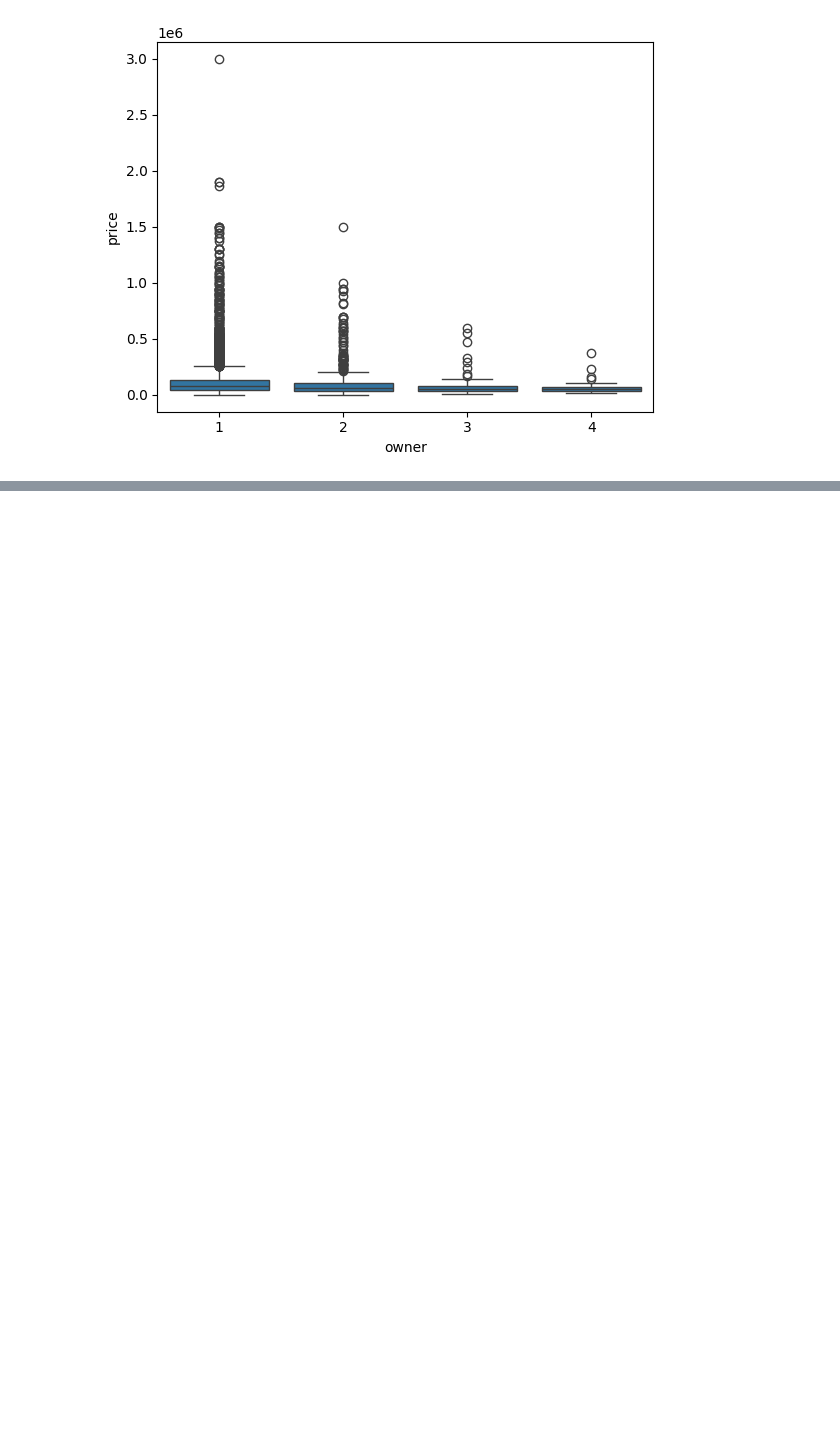
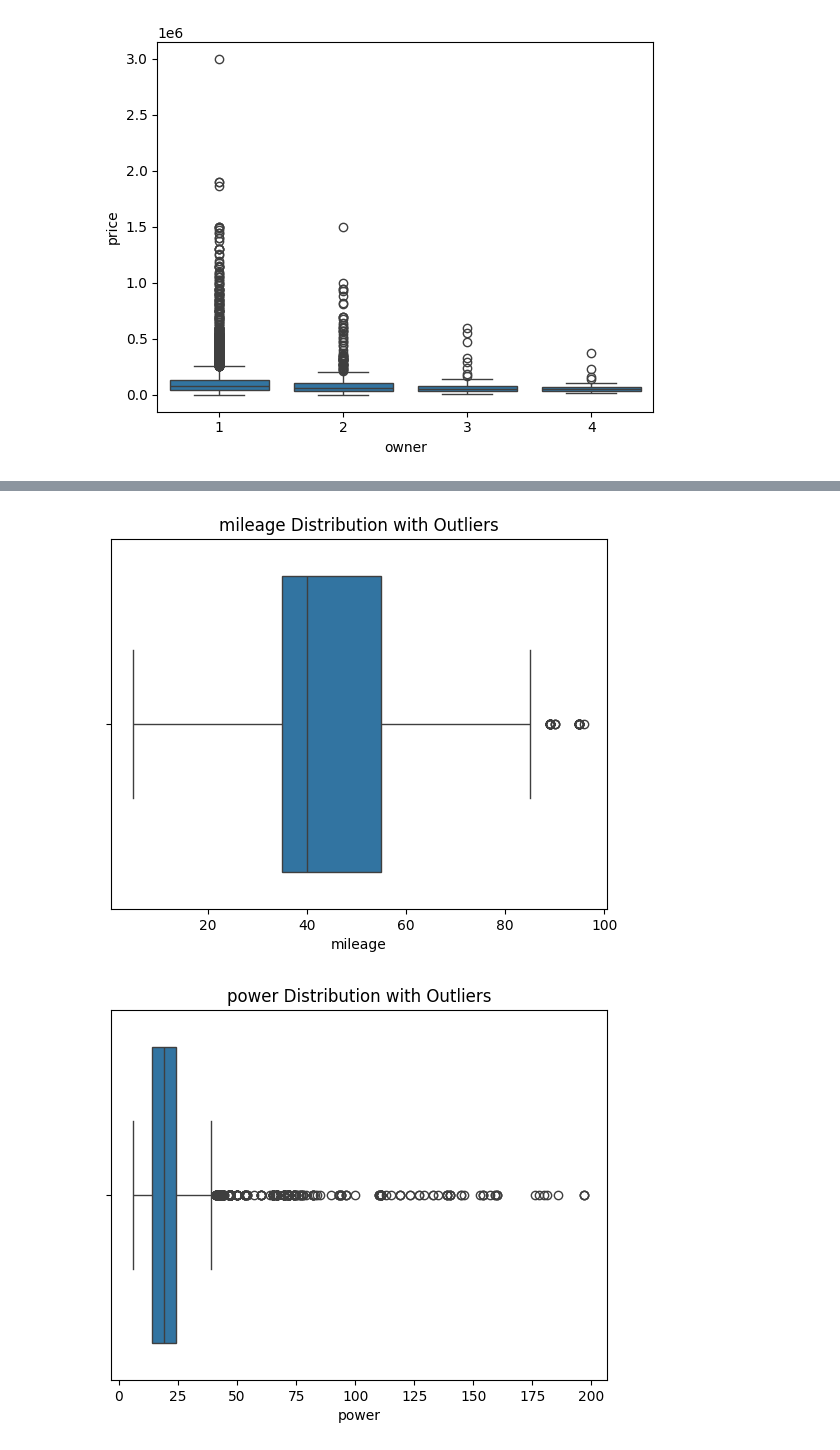
Before and after one commit to sushantkas/Pr-2-used-bikes, a Jupyter notebook: EDA.ipynb, the cells around one changed output, grey strips where cells are left out. Saved outputs shown, nothing was run; the diff lists cells and outputs as text; code cells hidden in the pictures; blank space fills up the shorter version.

```diff
--- a/EDA.ipynb
+++ b/EDA.ipynb
@@ -1057,0 +1110,8 @@ bikes2[bikes2["brand"] == "Jawa"].head(2)
+# %%
+for col in num_cols:
+    sns.boxplot(x=bikes[col])
+    plt.title(f"{col} Distribution with Outliers")
+    plt.show()
+# %% [output]
+[figure, added]
+[figure, added]
```
Also changed, not shown: parts of 36 cells of this notebook, 2 other files.
